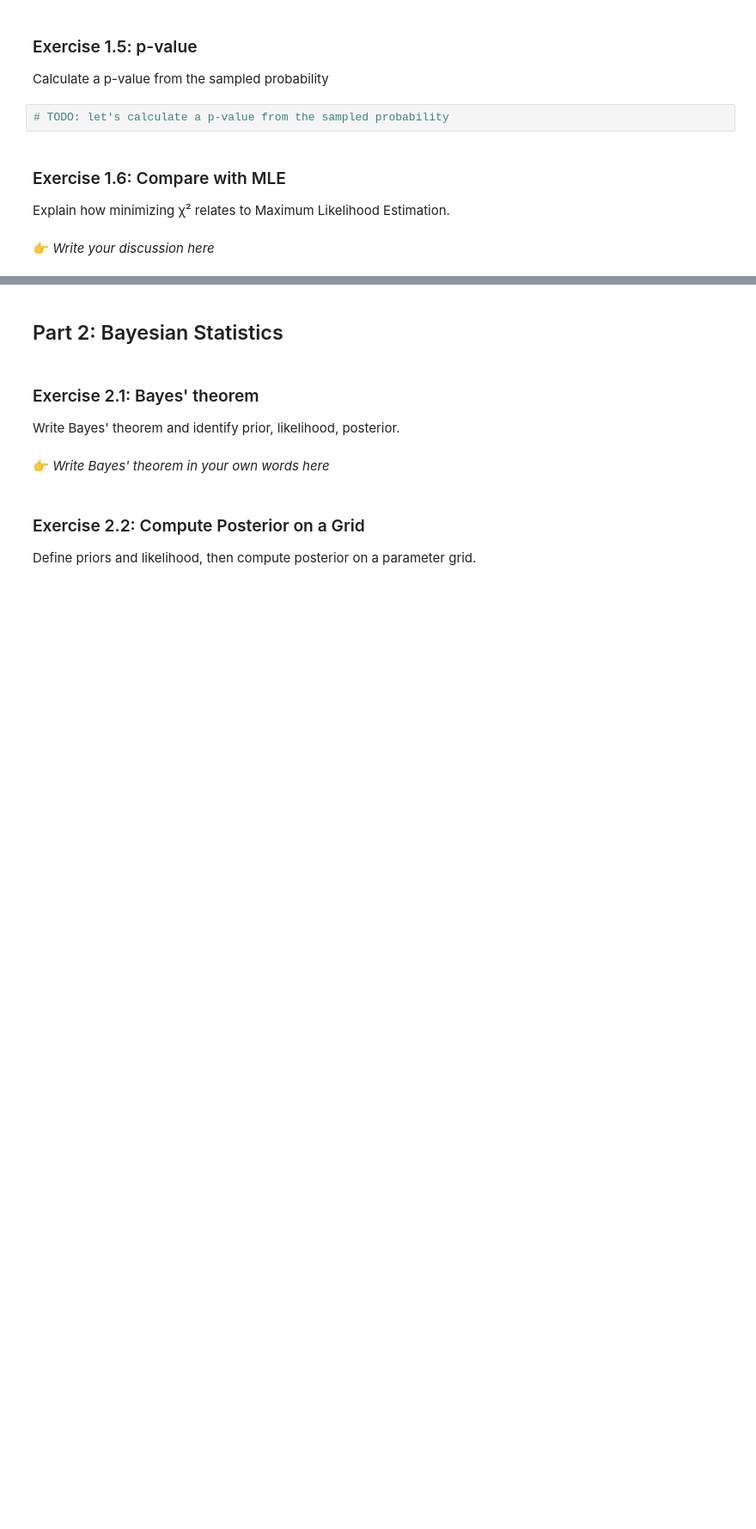
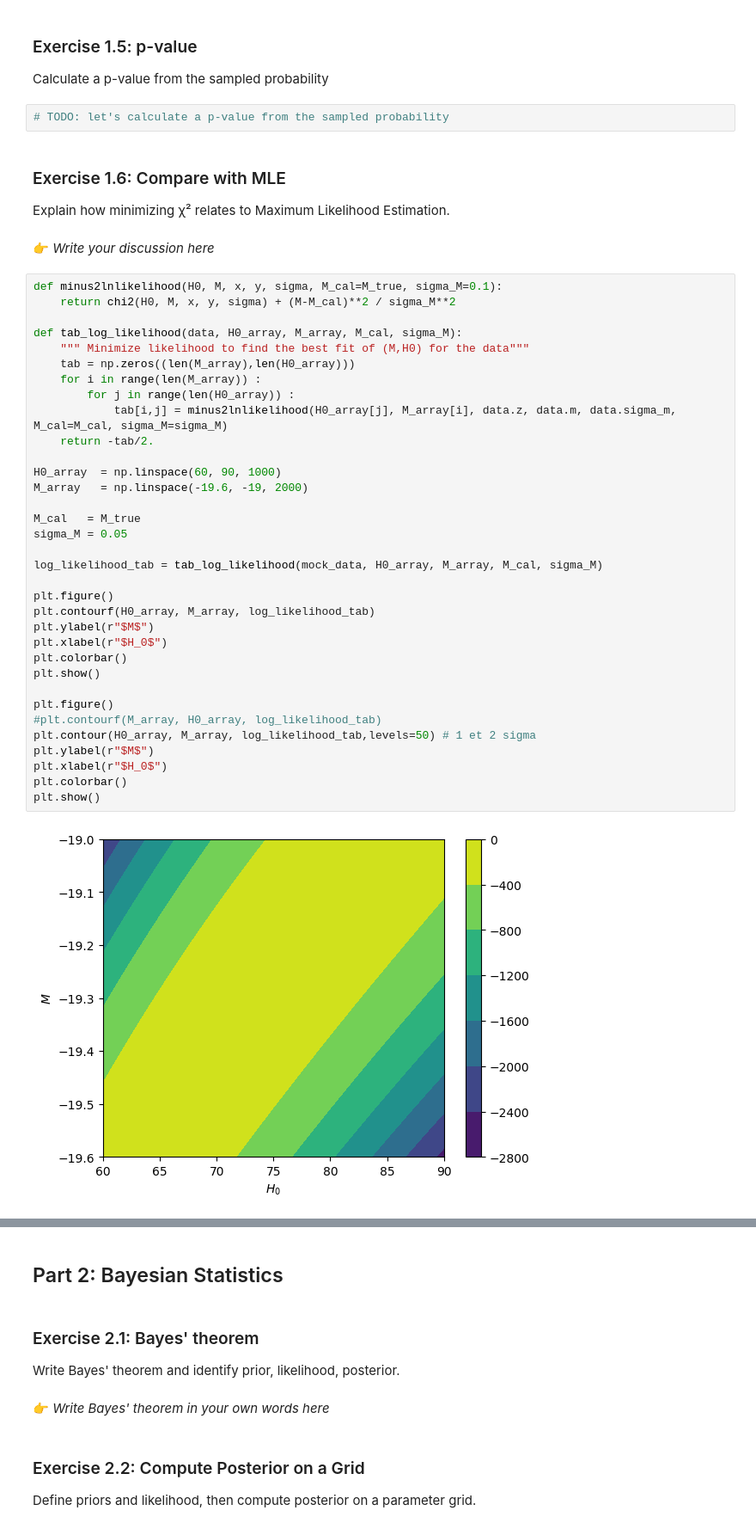
Before and after one commit to Estrellea/Stats4Cosmology, a Jupyter notebook: exercises/BasicCosmoStats_on_H0_exercise.ipynb, the cells around one changed output, grey strips where cells are left out. Shown at 86% size. Cells and saved outputs as stored; diff of their text form; blank space fills up the shorter version.

```diff
--- a/exercises/BasicCosmoStats_on_H0_exercise.ipynb
+++ b/exercises/BasicCosmoStats_on_H0_exercise.ipynb
@@ -267,3 +267,39 @@ Calculate a p-value from the sampled probability
 Explain how minimizing χ² relates to Maximum Likelihood Estimation.
 # %% [markdown]
 👉 *Write your discussion here*
+# %%
+def minus2lnlikelihood(H0, M, x, y, sigma, M_cal=M_true, sigma_M=0.1):
+    return chi2(H0, M, x, y, sigma) + (M-M_cal)**2 / sigma_M**2
+
+def tab_log_likelihood(data, H0_array, M_array, M_cal, sigma_M):
+    """ Minimize likelihood to find the best fit of (M,H0) for the data"""
+    tab = np.zeros((len(M_array),len(H0_array)))
+    for i in range(len(M_array)) :
+        for j in range(len(H0_array)) :
+            tab[i,j] = minus2lnlikelihood(H0_array[j], M_array[i], data.z, data.m, data.sigma_m, M_cal=M_cal, sigma_M=sigma_M)
+    return -tab/2.
+
+H0_array  = np.linspace(60, 90, 1000)
+M_array   = np.linspace(-19.6, -19, 2000)
+
+M_cal   = M_true
+sigma_M = 0.05
+
+log_likelihood_tab = tab_log_likelihood(mock_data, H0_array, M_array, M_cal, sigma_M)
+
+plt.figure()
+plt.contourf(H0_array, M_array, log_likelihood_tab)
+plt.ylabel(r"$M$")
+plt.xlabel(r"$H_0$")
+plt.colorbar()
+plt.show()
+
+plt.figure()
+#plt.contourf(M_array, H0_array, log_likelihood_tab)
+plt.contour(H0_array, M_array, log_likelihood_tab,levels=50) # 1 et 2 sigma
+plt.ylabel(r"$M$")
+plt.xlabel(r"$H_0$")
+plt.colorbar()
+plt.show()
+# %% [output]
+[figure, added]
```
Also changed, not shown: parts of 18 cells of this notebook.
